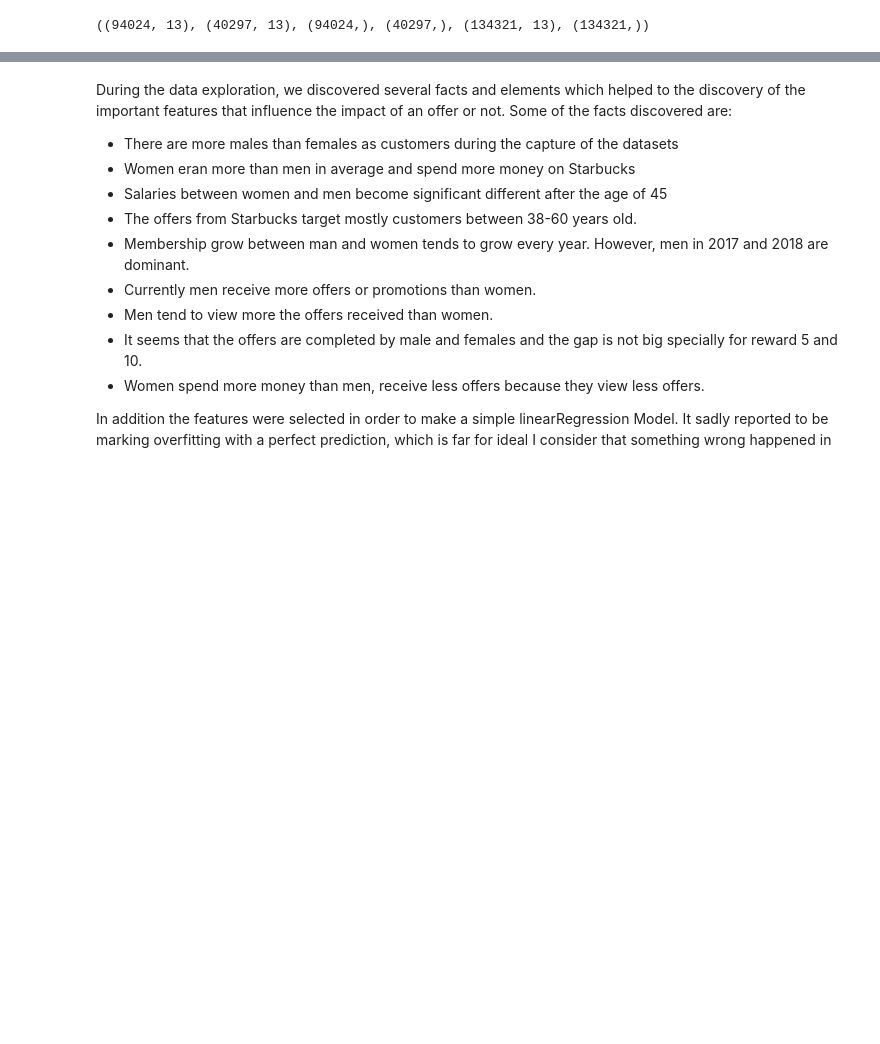
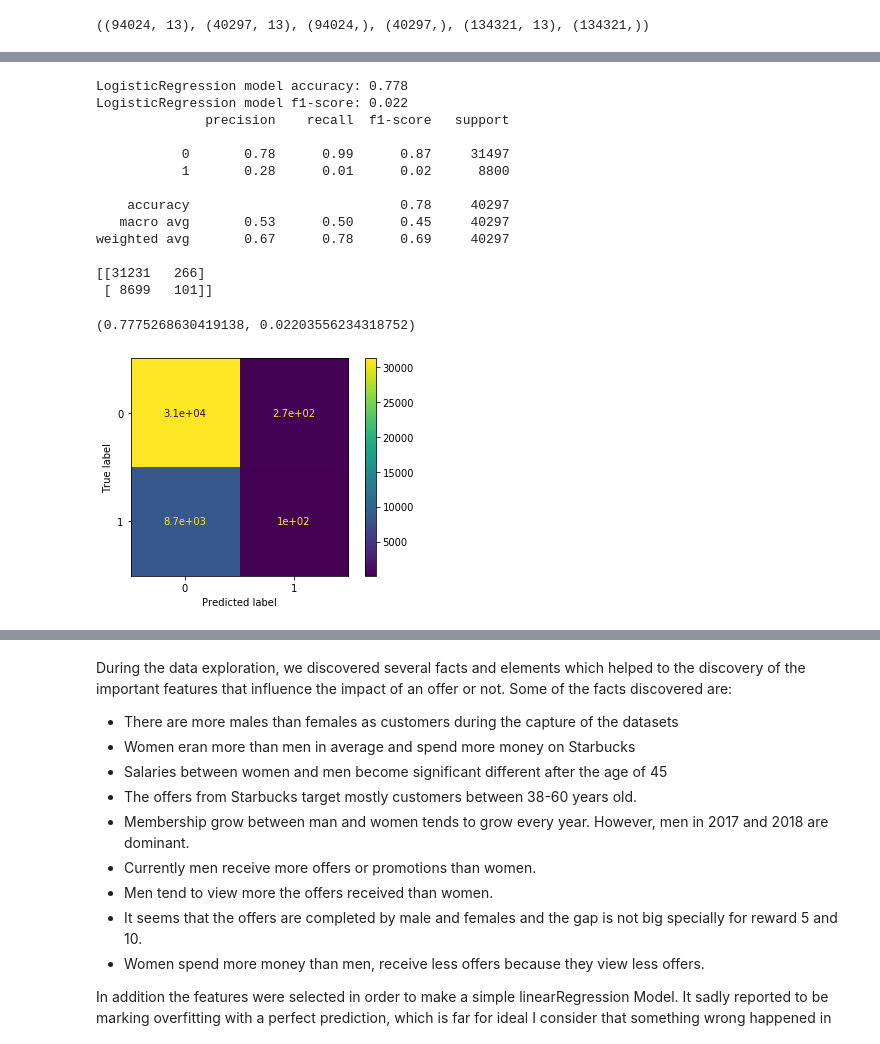
Before and after one commit to jose0628/Starbucks-Capstone-Challenge, a Jupyter notebook: Starbucks_Capstone_notebook.ipynb, the cells around one changed output, grey strips where cells are left out. Cells and saved outputs as stored; diff of their text form; code cells hidden in the pictures; blank space fills up the shorter version.

```diff
--- a/Starbucks_Capstone_notebook.ipynb
+++ b/Starbucks_Capstone_notebook.ipynb
@@ -844,0 +1050,19 @@ coef_df.head(20)
+# %%
+# evaluate logistic regression model's performance
+evaluate_model_performance(lr_random.best_estimator_, X_test_lor, y_test_lor)
+# %% [output]
+LogisticRegression model accuracy: 0.778
+LogisticRegression model f1-score: 0.022
+              precision    recall  f1-score   support
+
+           0       0.78      0.99      0.87     31497
+           1       0.28      0.01      0.02      8800
+
+    accuracy                           0.78     40297
+   macro avg       0.53      0.50      0.45     40297
+weighted avg       0.67      0.78      0.69     40297
+
+[[31231   266]
+ [ 8699   101]]
+(0.7775268630419138, 0.02203556234318752)
+[figure, added]
```
Also changed, not shown: parts of 47 cells of this notebook, 1 other file.
